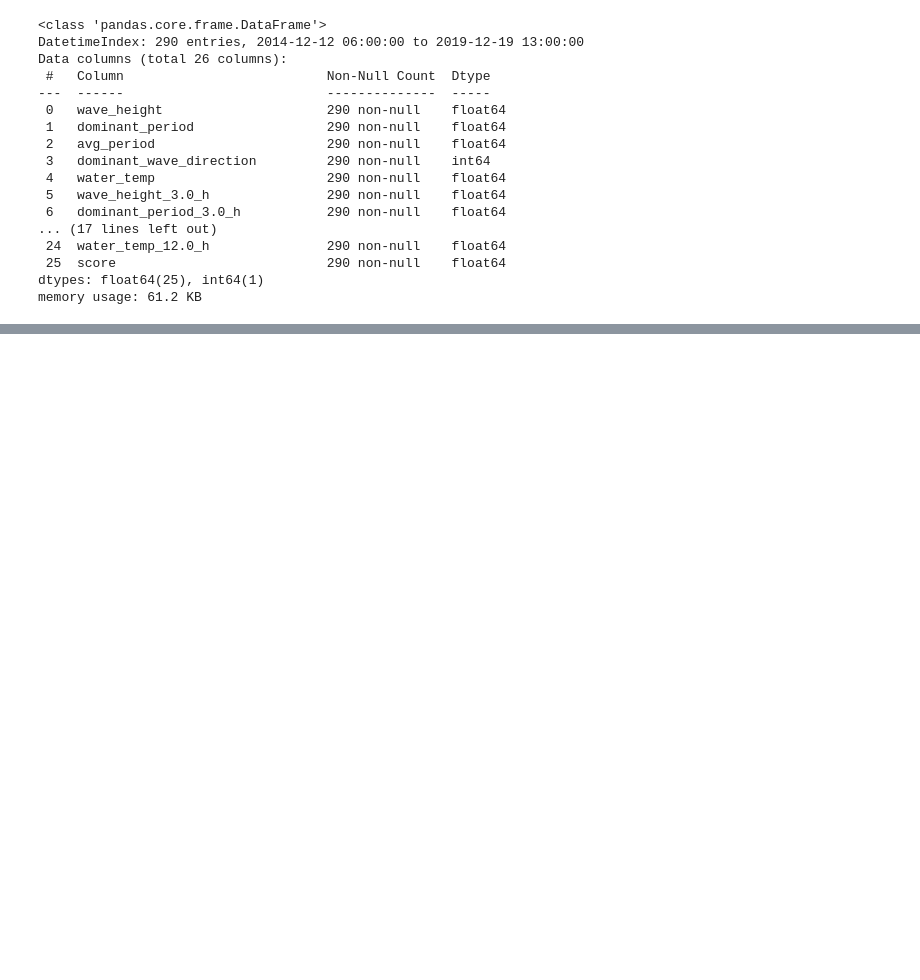
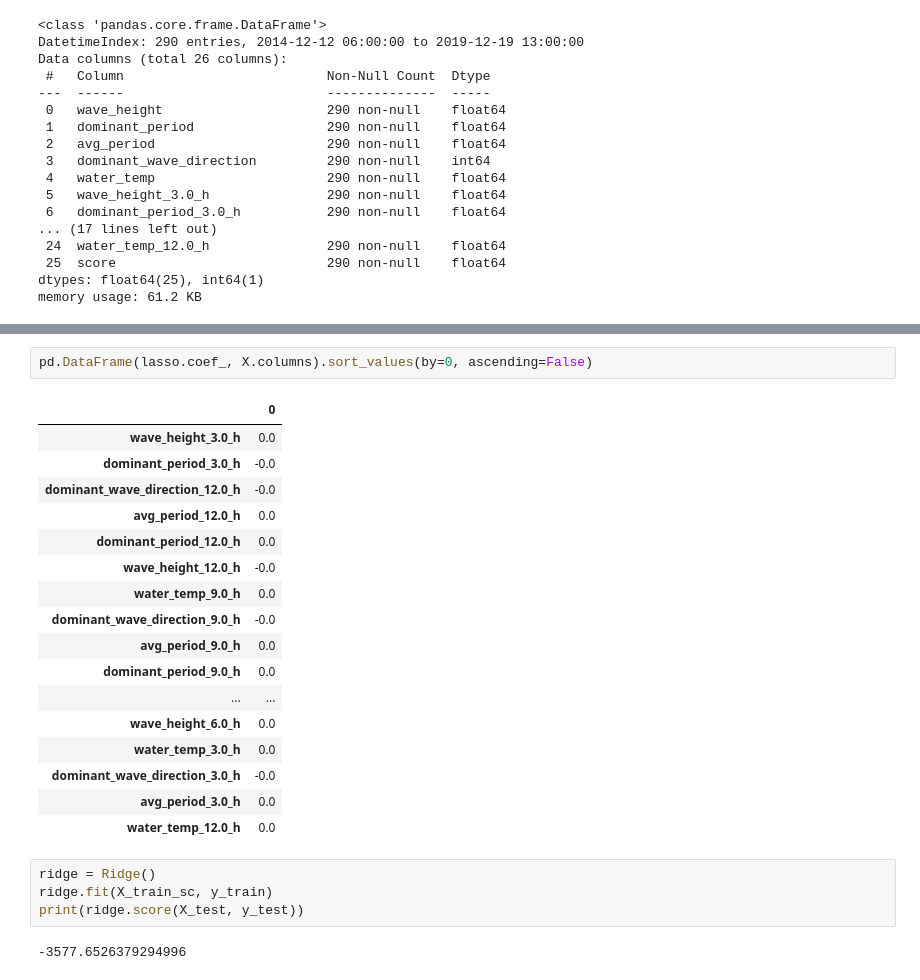
Before and after one commit to pezpet/capstone, a Jupyter notebook: wsl-merge.ipynb, the cells around one changed output, grey strips where cells are left out. Cells and saved outputs as stored; diff of their text form; blank space fills up the shorter version.

```diff
--- a/wsl-merge.ipynb
+++ b/wsl-merge.ipynb
@@ -571,0 +640,26 @@ memory usage: 61.2 KB
+# %%
+pd.DataFrame(lasso.coef_, X.columns).sort_values(by=0, ascending=False)
+# %% [output]
+|  | 0 |
+| wave_height_3.0_h | 0.0 |
+| dominant_period_3.0_h | -0.0 |
+| dominant_wave_direction_12.0_h | -0.0 |
+| avg_period_12.0_h | 0.0 |
+| dominant_period_12.0_h | 0.0 |
+| wave_height_12.0_h | -0.0 |
+| water_temp_9.0_h | 0.0 |
+| dominant_wave_direction_9.0_h | -0.0 |
+| avg_period_9.0_h | 0.0 |
+| dominant_period_9.0_h | 0.0 |
+| ... | ... |
+| wave_height_6.0_h | 0.0 |
+| water_temp_3.0_h | 0.0 |
+| dominant_wave_direction_3.0_h | -0.0 |
+| avg_period_3.0_h | 0.0 |
+| water_temp_12.0_h | 0.0 |
+# %%
+ridge = Ridge()
+ridge.fit(X_train_sc, y_train)
+print(ridge.score(X_test, y_test))
+# %% [output]
+-3577.6526379294996
```
Also changed, not shown: parts of 6 cells of this notebook, 2 other files.
